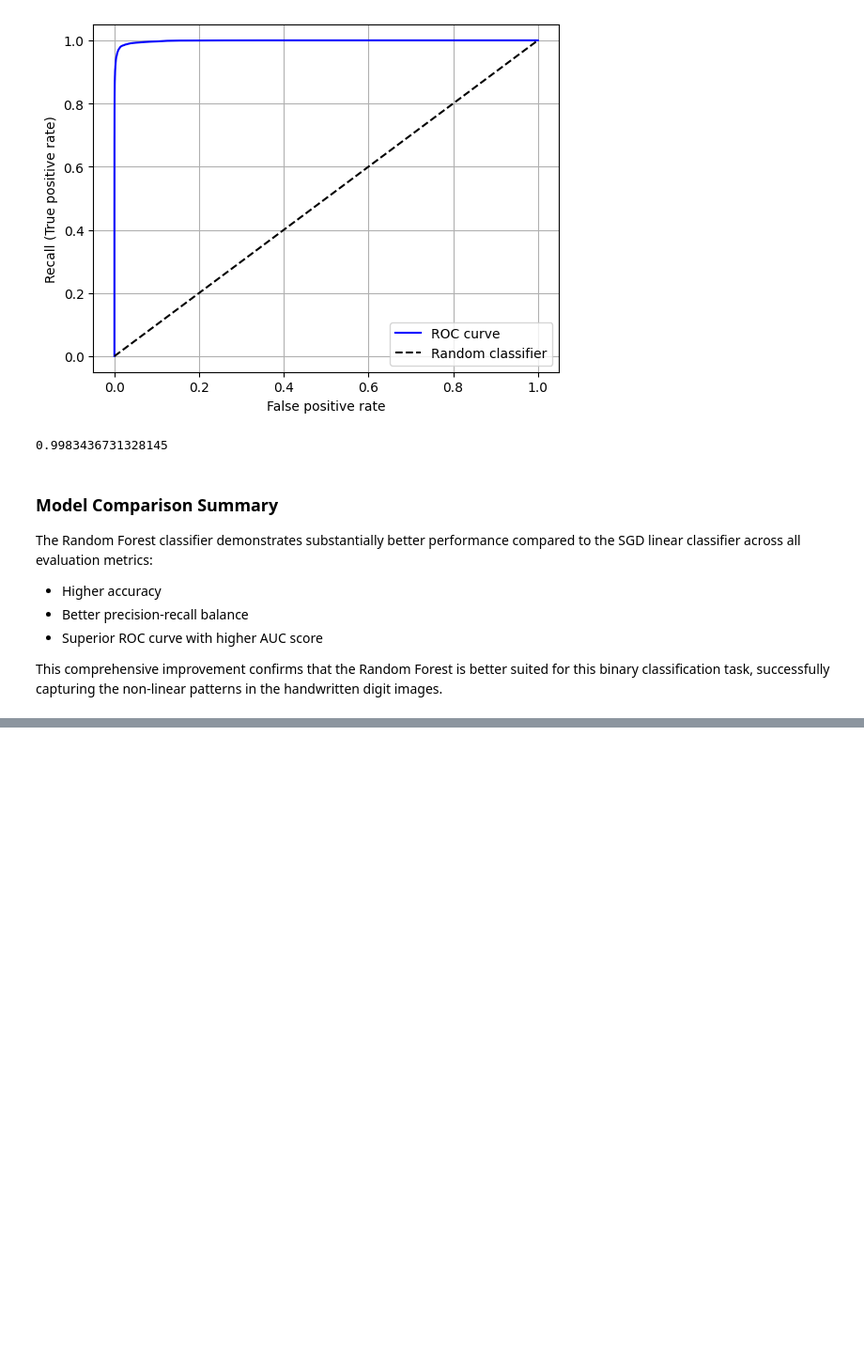
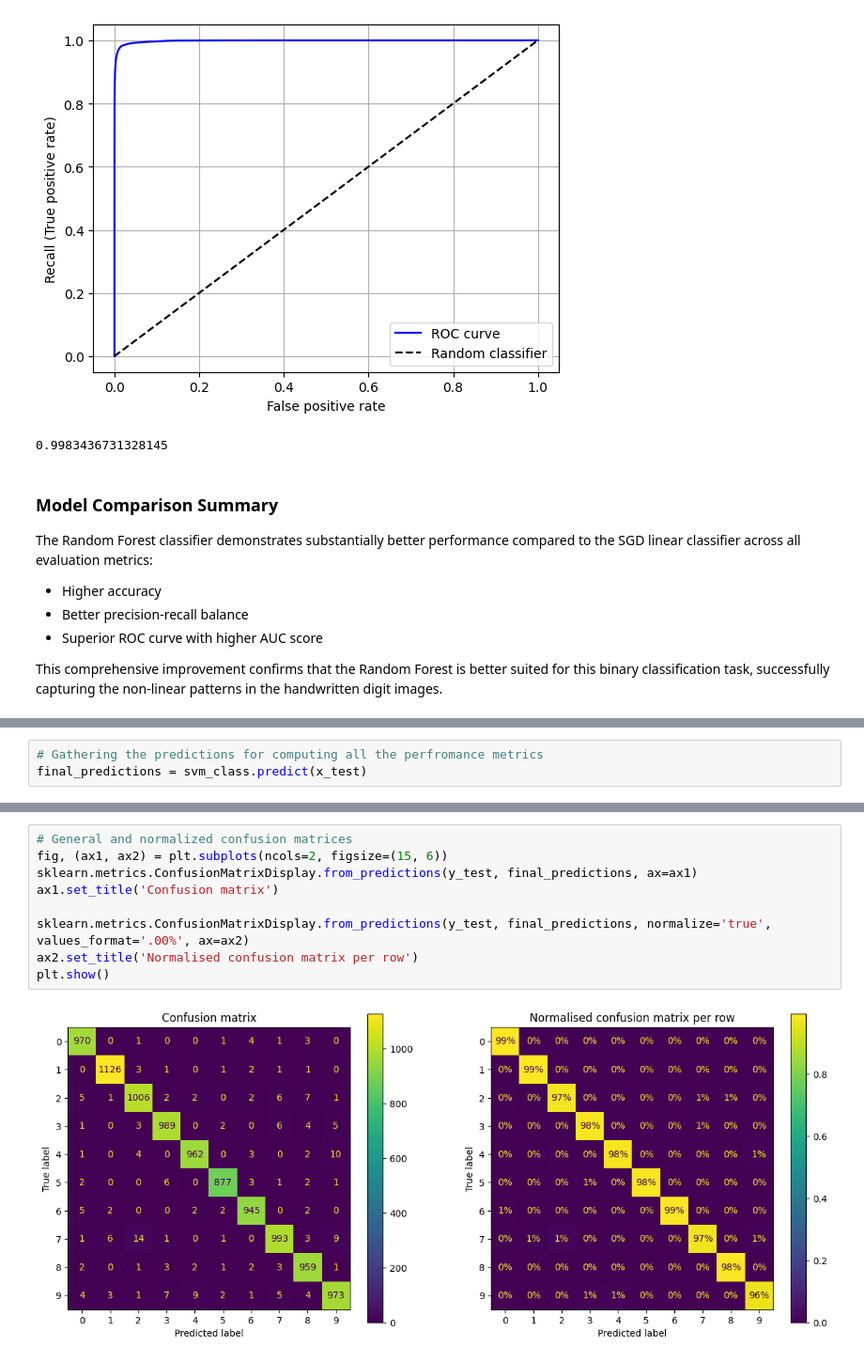
Before and after one commit to nescuderor/Personal_portfolio, a Jupyter notebook: 05_Projects/02_MNIST.ipynb, the cells around one changed output, grey strips where cells are left out. Shown at 94% size. Cells and saved outputs as stored; diff of their text form; blank space fills up the shorter version.

Commit message:
Finalising the second iteration for personal projects

```diff
--- a/05_Projects/02_MNIST.ipynb
+++ b/05_Projects/02_MNIST.ipynb
@@ -459,0 +611,3 @@ pd.Series(svm_results).describe()
+# %%
+# Gathering the predictions for computing all the perfromance metrics
+final_predictions = svm_class.predict(x_test)
@@ -459,0 +632,11 @@ pd.Series(svm_results).describe()
+# %%
+# General and normalized confusion matrices
+fig, (ax1, ax2) = plt.subplots(ncols=2, figsize=(15, 6))
+sklearn.metrics.ConfusionMatrixDisplay.from_predictions(y_test, final_predictions, ax=ax1)
+ax1.set_title('Confusion matrix')
+
+sklearn.metrics.ConfusionMatrixDisplay.from_predictions(y_test, final_predictions, normalize='true', values_format='.00%', ax=ax2)
+ax2.set_title('Normalised confusion matrix per row')
+plt.show()
+# %% [output]
+[figure, added]
```
Also changed, not shown: parts of 34 cells of this notebook.
